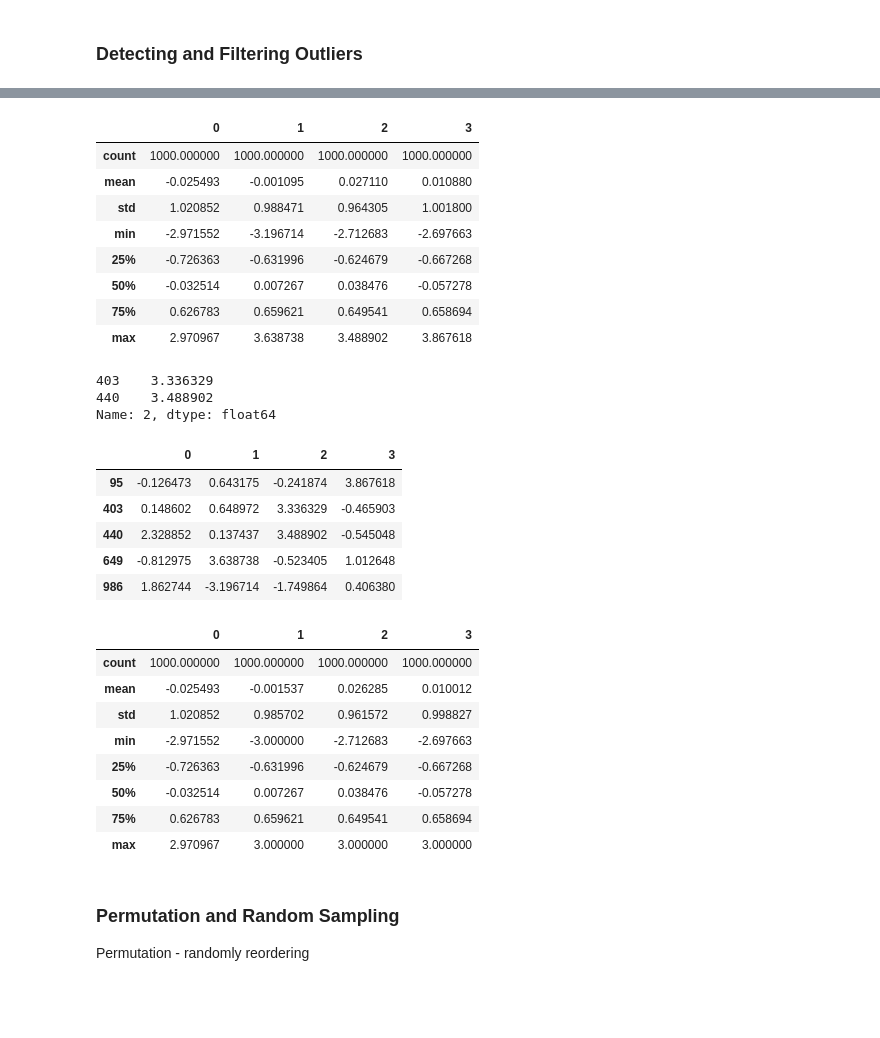
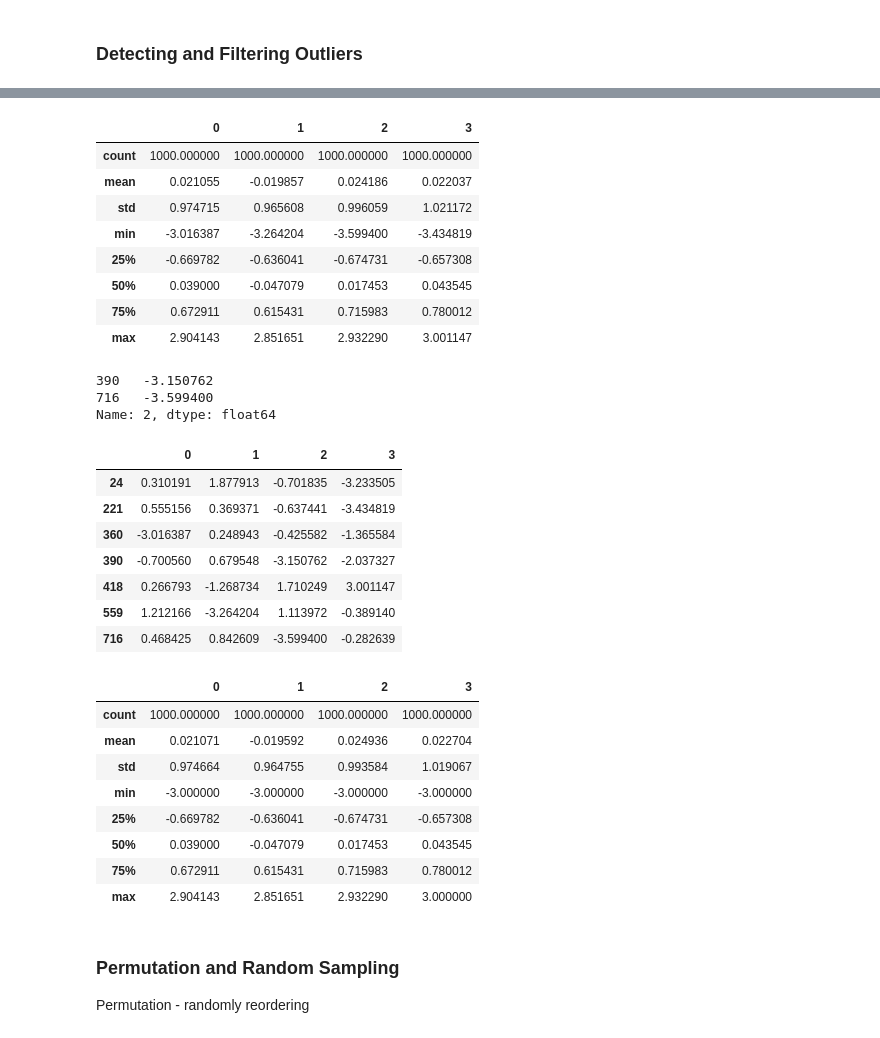
Before and after one commit to Kamarul891212/STQD6014_Data_Science_P132829, a Jupyter notebook: P132929_Week10_DataWrangling_20231213_WC.ipynb, the cells around one changed output, grey strips where cells are left out. Saved outputs shown, nothing was run; the diff lists cells and outputs as text; code cells hidden in the pictures; blank space fills up the shorter version.

```diff
--- a/P132929_Week10_DataWrangling_20231213_WC.ipynb
+++ b/P132929_Week10_DataWrangling_20231213_WC.ipynb
@@ -539,5 +580,7 @@ dtype: int64
 # %%
 # DataFrame with some normally distributed data
 # DataFrame of 1000x4
+data = pd.DataFrame(np.random.standard_normal((1000, 4)))
+data
 # %% [output]
 |  | 0 | 1 | 2 | 3 |
@@ -555,44 +598,52 @@ dtype: int64
 1000 rows × 4 columns
 # %%
 # Explore the dataset in terms of statistics
+data.describe()
 # %% [output]
 |  | 0 | 1 | 2 | 3 |
 | count | 1000.000000 | 1000.000000 | 1000.000000 | 1000.000000 |
-| mean | -0.025493 | -0.001095 | 0.027110 | 0.010880 |
-| std | 1.020852 | 0.988471 | 0.964305 | 1.001800 |
-| min | -2.971552 | -3.196714 | -2.712683 | -2.697663 |
-| 25% | -0.726363 | -0.631996 | -0.624679 | -0.667268 |
-| 50% | -0.032514 | 0.007267 | 0.038476 | -0.057278 |
-| 75% | 0.626783 | 0.659621 | 0.649541 | 0.658694 |
-| max | 2.970967 | 3.638738 | 3.488902 | 3.867618 |
+| mean | 0.021055 | -0.019857 | 0.024186 | 0.022037 |
+| std | 0.974715 | 0.965608 | 0.996059 | 1.021172 |
+| min | -3.016387 | -3.264204 | -3.599400 | -3.434819 |
+| 25% | -0.669782 | -0.636041 | -0.674731 | -0.657308 |
+| 50% | 0.039000 | -0.047079 | 0.017453 | 0.043545 |
+| 75% | 0.672911 | 0.615431 | 0.715983 | 0.780012 |
+| max | 2.904143 | 2.851651 | 2.932290 | 3.001147 |
 # %%
 # Find values in one of the columns exceeding 3 in absolute value
 # Extracting 3rd column
+col = data[2]
+col[col.abs() > 3]
 # %% [output]
-403    3.336329
-440    3.488902
+390   -3.150762
+716   -3.599400
 Name: 2, dtype: float64
 # %%
-# Select all rows having a value exceeding 3 or –3
+# Select all rows having at least one value exceeding 3 or –3
+data[(data.abs() > 3).any(axis = "columns")]
 # %% [output]
 |  | 0 | 1 | 2 | 3 |
-| 95 | -0.126473 | 0.643175 | -0.241874 | 3.867618 |
-| 403 | 0.148602 | 0.648972 | 3.336329 | -0.465903 |
-| 440 | 2.328852 | 0.137437 | 3.488902 | -0.545048 |
-| 649 | -0.812975 | 3.638738 | -0.523405 | 1.012648 |
-| 986 | 1.862744 | -3.196714 | -1.749864 | 0.406380 |
+| 24 | 0.310191 | 1.877913 | -0.701835 | -3.233505 |
+| 221 | 0.555156 | 0.369371 | -0.637441 | -3.434819 |
+| 360 | -3.016387 | 0.248943 | -0.425582 | -1.365584 |
+| 390 | -0.700560 | 0.679548 | -3.150762 | -2.037327 |
+| 418 | 0.266793 | -1.268734 | 1.710249 | 3.001147 |
+| 559 | 1.212166 | -3.264204 | 1.113972 | -0.389140 |
+| 716 | 0.468425 | 0.842609 | -3.599400 | -0.282639 |
 # %%
-# Cap values outside the interval to minimum –3 and maximum 3
+# Cap values outside the interval, more than abs(sd) = 3 to minimum –3 and maximum 3
+data[data.abs() > 3] = np.sign(data)*3
+data.describe()
 # %% [output]
 |  | 0 | 1 | 2 | 3 |
 | count | 1000.000000 | 1000.000000 | 1000.000000 | 1000.000000 |
-| mean | -0.025493 | -0.001537 | 0.026285 | 0.010012 |
-| std | 1.020852 | 0.985702 | 0.961572 | 0.998827 |
-| min | -2.971552 | -3.000000 | -2.712683 | -2.697663 |
-| 25% | -0.726363 | -0.631996 | -0.624679 | -0.667268 |
-| 50% | -0.032514 | 0.007267 | 0.038476 | -0.057278 |
-| 75% | 0.626783 | 0.659621 | 0.649541 | 0.658694 |
-| max | 2.970967 | 3.000000 | 3.000000 | 3.000000 |
+| mean | 0.021071 | -0.019592 | 0.024936 | 0.022704 |
+| std | 0.974664 | 0.964755 | 0.993584 | 1.019067 |
+| min | -3.000000 | -3.000000 | -3.000000 | -3.000000 |
+| 25% | -0.669782 | -0.636041 | -0.674731 | -0.657308 |
+| 50% | 0.039000 | -0.047079 | 0.017453 | 0.043545 |
+| 75% | 0.672911 | 0.615431 | 0.715983 | 0.780012 |
+| max | 2.904143 | 2.851651 | 2.932290 | 3.000000 |
 # %% [markdown]
 ### **Permutation and Random Sampling**
 Permutation - randomly reordering
```
Also changed, not shown: parts of 46 cells of this notebook.
